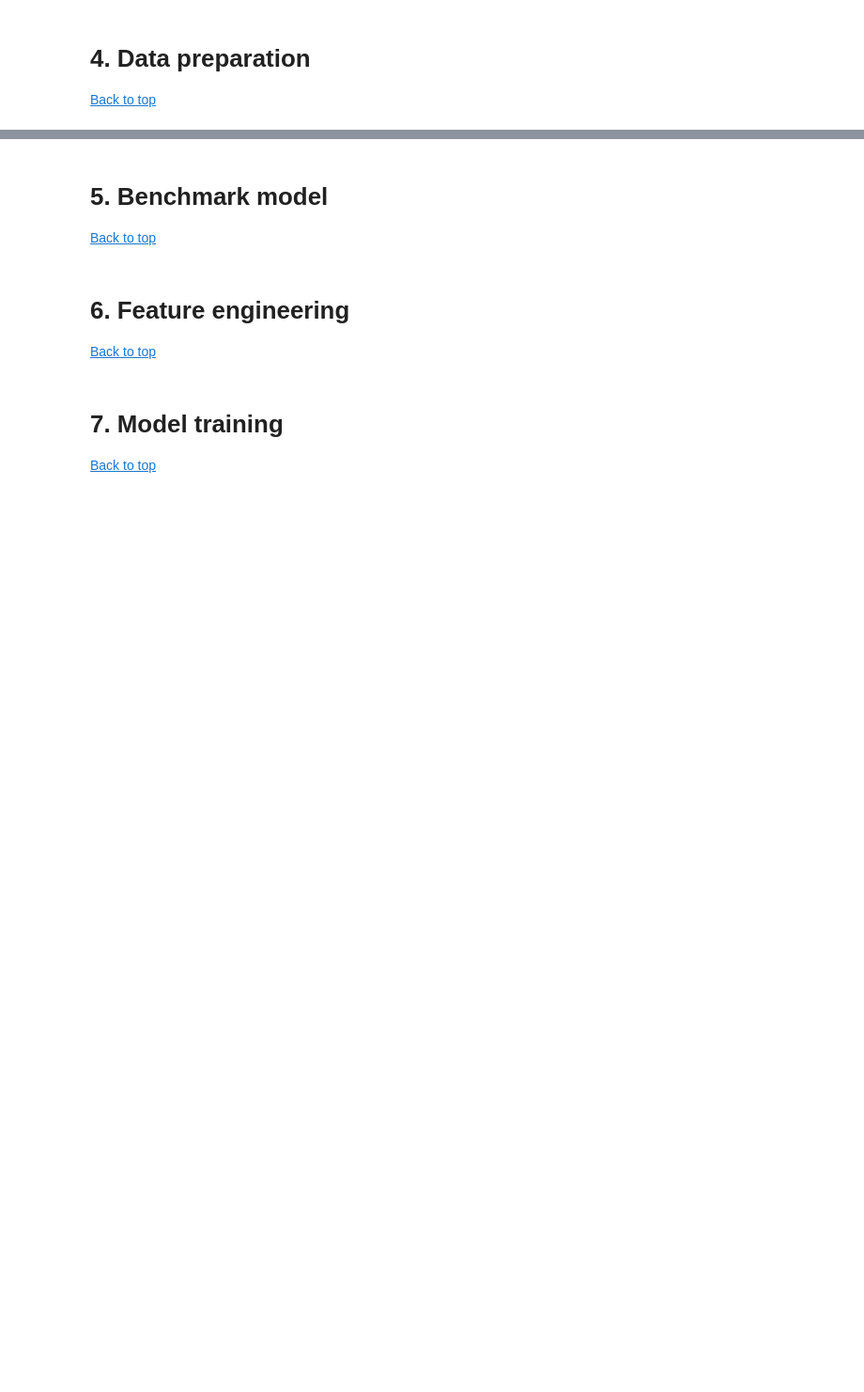
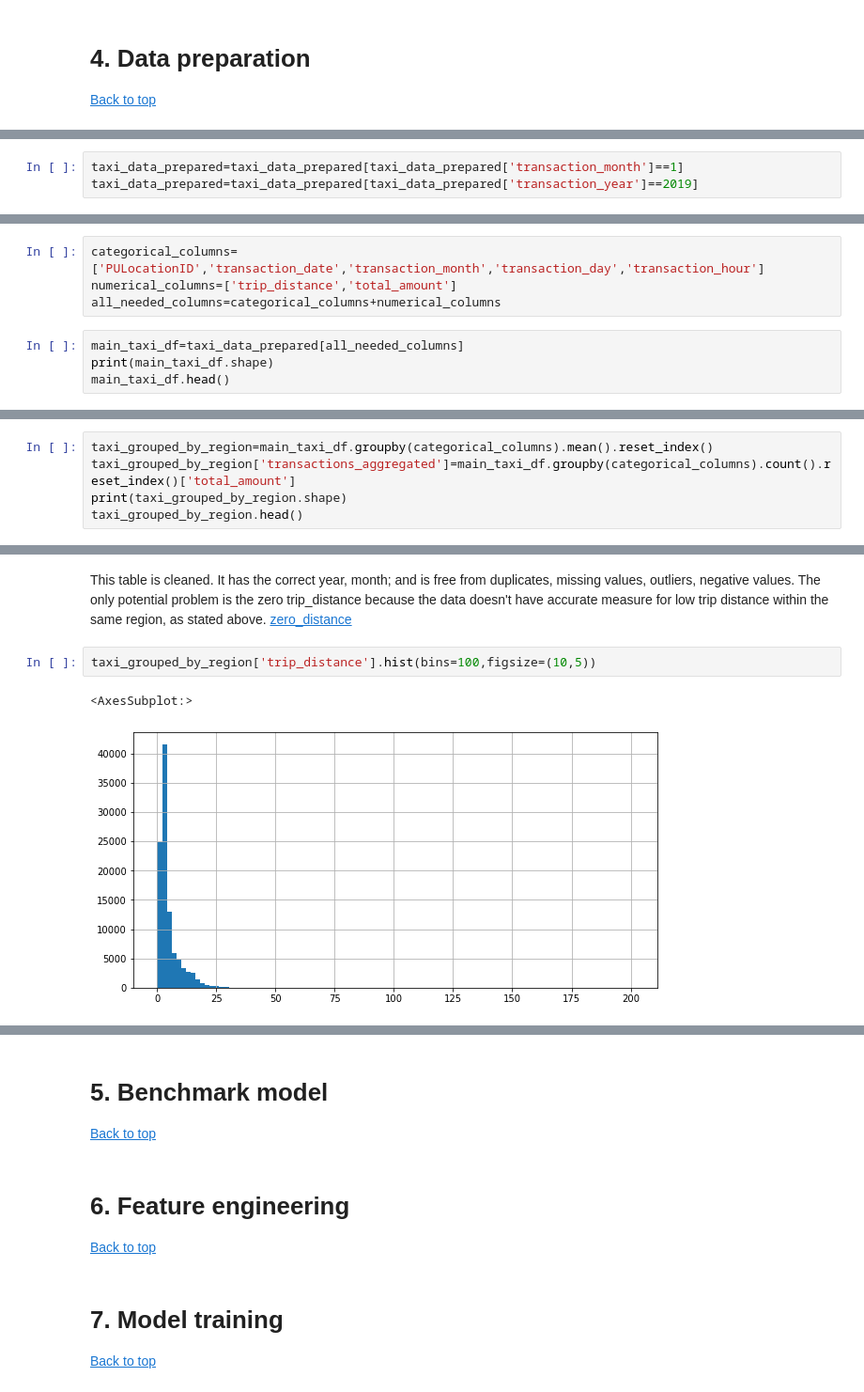
Before and after one commit to Au-Jonathan/New-York-Taxi-Analysis, a Jupyter notebook: Module 2.ipynb, the cells around one changed output, grey strips where cells are left out. Shown: that part at 94% size. Cells and saved outputs as stored; diff of their text form; blank space fills up the shorter version.

```diff
--- a/Module 2.ipynb
+++ b/Module 2.ipynb
@@ -280,0 +509,3 @@ Since the average just just over 15, we can agree to cut from $200 level
+# %%
+taxi_data_prepared=taxi_data_prepared[taxi_data_prepared['transaction_month']==1]
+taxi_data_prepared=taxi_data_prepared[taxi_data_prepared['transaction_year']==2019]
@@ -280,0 +514,8 @@ Since the average just just over 15, we can agree to cut from $200 level
+# %%
+categorical_columns=['PULocationID','transaction_date','transaction_month','transaction_day','transaction_hour']
+numerical_columns=['trip_distance','total_amount']
+all_needed_columns=categorical_columns+numerical_columns
+# %%
+main_taxi_df=taxi_data_prepared[all_needed_columns]
+print(main_taxi_df.shape)
+main_taxi_df.head()
@@ -280,0 +538,5 @@ Since the average just just over 15, we can agree to cut from $200 level
+# %%
+taxi_grouped_by_region=main_taxi_df.groupby(categorical_columns).mean().reset_index()
+taxi_grouped_by_region['transactions_aggregated']=main_taxi_df.groupby(categorical_columns).count().reset_index()['total_amount']
+print(taxi_grouped_by_region.shape)
+taxi_grouped_by_region.head()
@@ -280,0 +551,8 @@ Since the average just just over 15, we can agree to cut from $200 level
+# %% [markdown]
+This table is cleaned. It has the correct year, month; and is free from duplicates, missing values, outliers, negative values. The only potential problem is the zero trip_distance because the data doesn't have accurate measure for low trip distance within the same region, as stated above.
+ [zero_distance](#zero_distance)
+# %%
+taxi_grouped_by_region['trip_distance'].hist(bins=100,figsize=(10,5))
+# %% [output]
+<AxesSubplot:>
+[figure, added]
```
Also changed, not shown: parts of 47 cells of this notebook.
